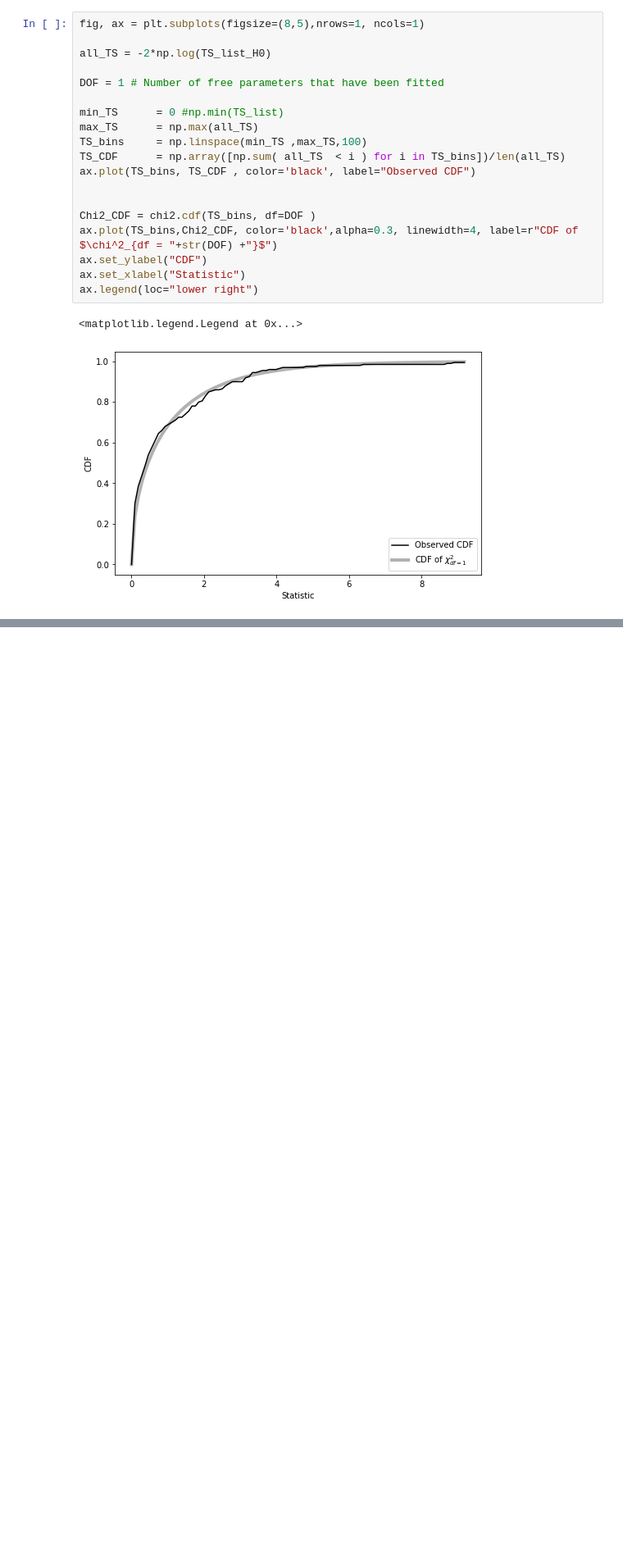
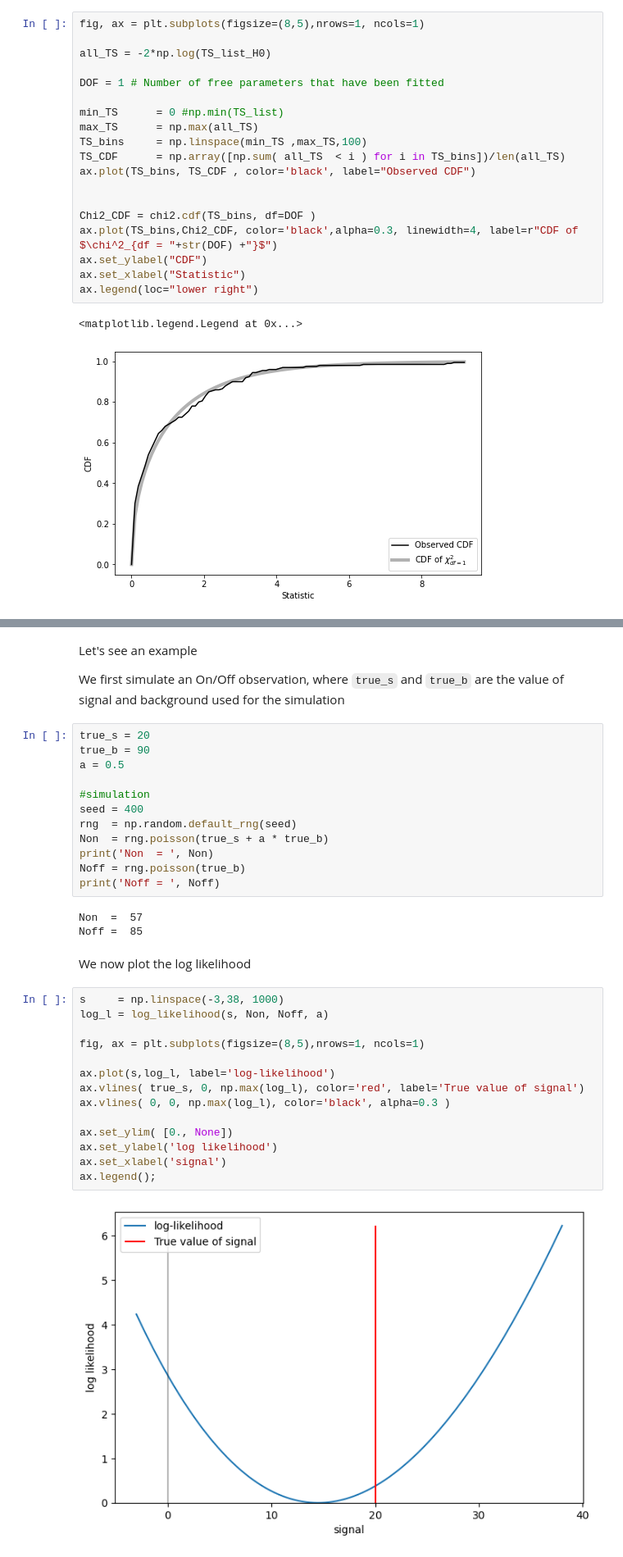
Before and after one commit to datacamp-astro/2022-arqus-bergen, a Jupyter notebook: hands_on/5_analysis_stat/STAT_HandsOn.ipynb, the cells around one changed output, grey strips where cells are left out. Shown at 82% size. Saved outputs shown, nothing was run; the diff lists cells and outputs as text; blank space fills up the shorter version.

```diff
--- a/hands_on/5_analysis_stat/STAT_HandsOn.ipynb
+++ b/hands_on/5_analysis_stat/STAT_HandsOn.ipynb
@@ -427,0 +464,37 @@ ax.legend(loc="lower right")
+# %% [markdown]
+Let's see an example
+
+We first simulate an On/Off observation, where `true_s` and `true_b` are the value of signal and background used for the simulation
+# %%
+true_s = 20
+true_b = 90
+a = 0.5
+
+#simulation
+seed = 400
+rng  = np.random.default_rng(seed)
+Non  = rng.poisson(true_s + a * true_b)
+print('Non  = ', Non)
+Noff = rng.poisson(true_b)
+print('Noff = ', Noff)
+# %% [output]
+Non  =  57
+Noff =  85
+# %% [markdown]
+We now plot the log likelihood
+# %%
+s     = np.linspace(-3,38, 1000)
+log_l = log_likelihood(s, Non, Noff, a)
+
+fig, ax = plt.subplots(figsize=(8,5),nrows=1, ncols=1)
+
+ax.plot(s,log_l, label='log-likelihood')
+ax.vlines( true_s, 0, np.max(log_l), color='red', label='True value of signal')
+ax.vlines( 0, 0, np.max(log_l), color='black', alpha=0.3 )
+
+ax.set_ylim( [0., None])
+ax.set_ylabel('log likelihood')
+ax.set_xlabel('signal')
+ax.legend();
+# %% [output]
+[figure, added]
```
Also changed, not shown: parts of 22 cells of this notebook.
